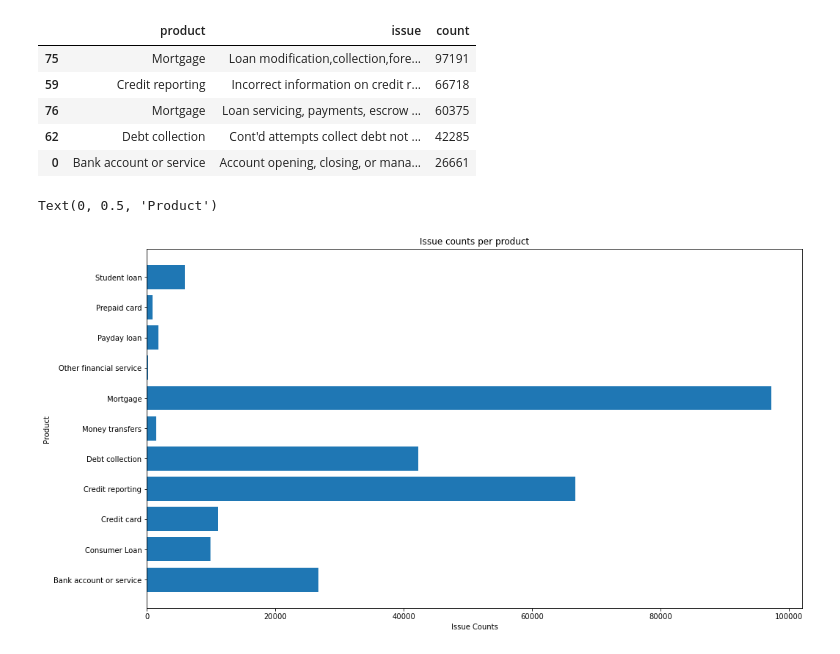
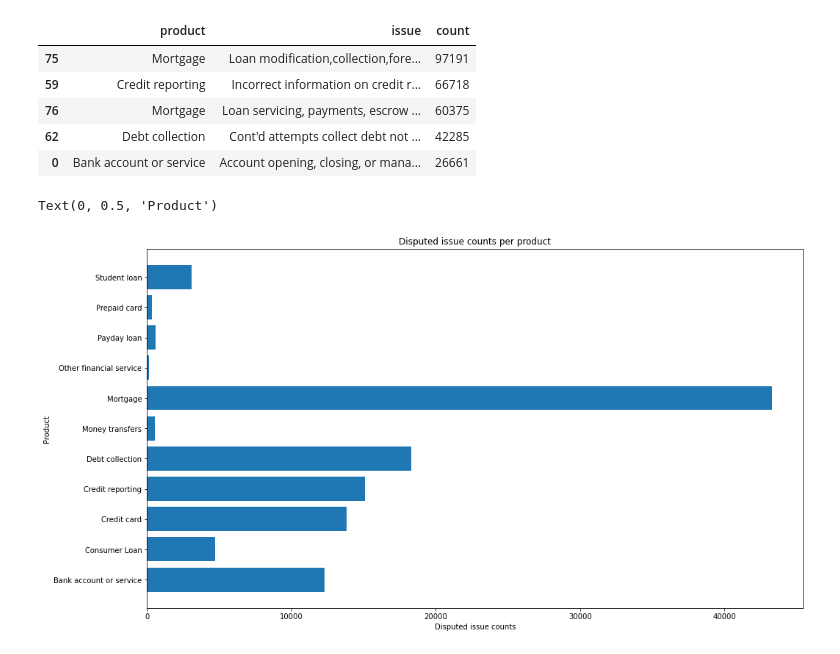
Before and after one commit to quantillinois/data-oa, a Jupyter notebook: consumer_analysis.ipynb, the cells around one changed output. Cells and saved outputs as stored; diff of their text form; code cells hidden in the pictures.

```diff
--- a/consumer_analysis.ipynb
+++ b/consumer_analysis.ipynb
@@ -148,3 +184,5 @@ state_issue_count.sort_values(by = 'count', ascending = False).tail()
+# %%
+disp_prod = get_count('product')
 # %%
 #Highest issues per product
 product_issue_count = df.groupby(['product', 'issue']).size().reset_index()
@@ -158,15 +196,12 @@ product_issue_count.sort_values(by = 'count', ascending=False).head()
 | 62 | Debt collection | Cont'd attempts collect debt not ... | 42285 |
 | 0 | Bank account or service | Account opening, closing, or mana... | 26661 |
 # %%
-#BAR PLOT
 fig3, ax3 = plt.subplots(figsize=(16, 9))
-#prod_u, counts = np.unique(product_issue_count['product'].values, return_counts=True)
-ax3.barh(product_issue_count['product'], product_issue_count['count'])
+ax3.barh(disp_prod['product'], disp_prod['consumer_disputed?'])
 
-#ax2.set_title("Issue counts per product with (companies are bar colors)")
-ax3.set_title("Issue counts per product")
-ax3.set_xlabel('Issue Counts')
+ax3.set_title("Disputed issue counts per product")
+ax3.set_xlabel('Disputed issue counts')
 ax3.set_ylabel('Product')
 # %% [output]
 Text(0, 0.5, 'Product')
-[figure, old version]
+[figure, new version]
```
Also changed, not shown: parts of 28 cells of this notebook.
